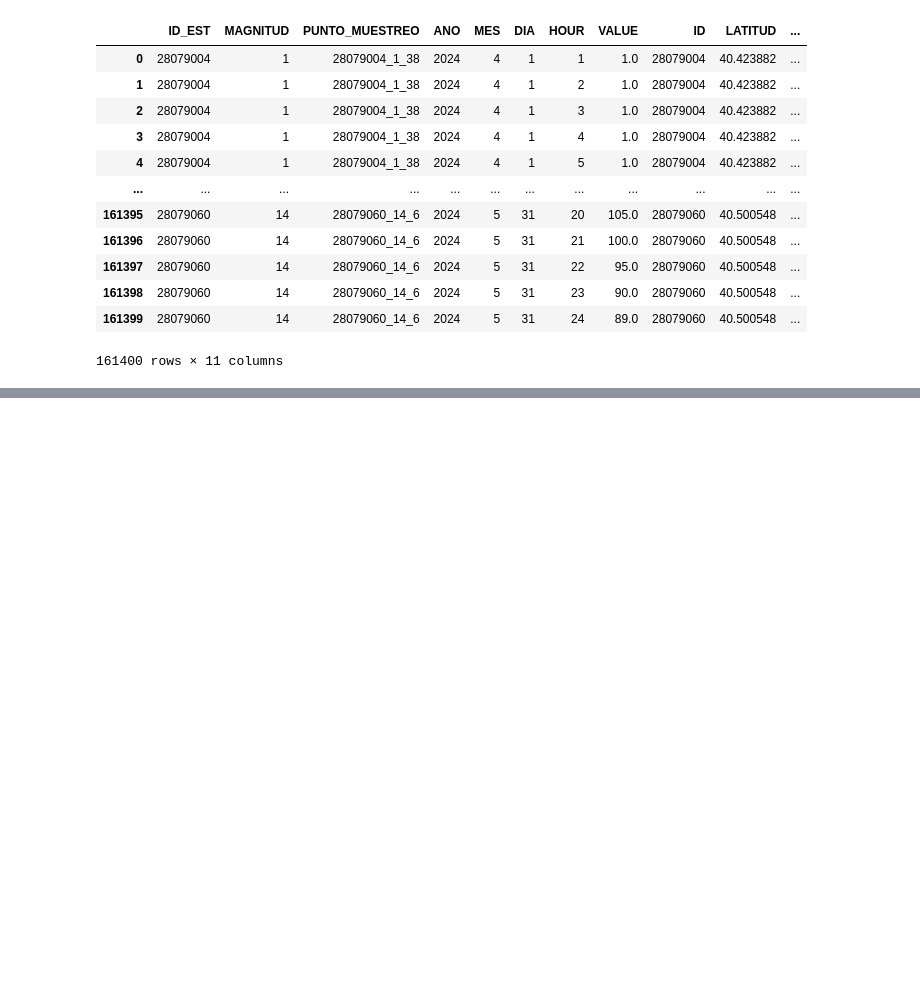
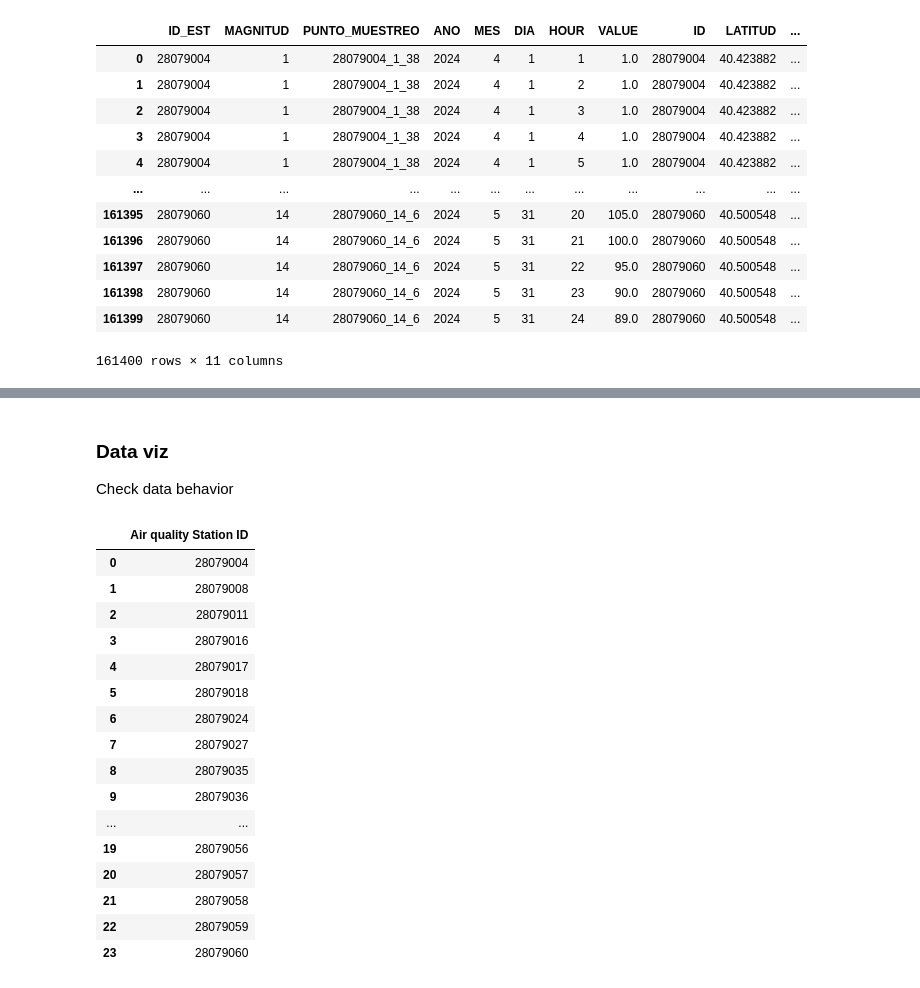
Before and after one commit to acelico/Air-pollution-Madrid, a Jupyter notebook: notebooks/2) load AIR data.ipynb, the cells around one changed output, grey strips where cells are left out. Cells and saved outputs as stored; diff of their text form; code cells hidden in the pictures; blank space fills up the shorter version.

```diff
--- a/notebooks/2) load AIR data.ipynb
+++ b/notebooks/2) load AIR data.ipynb
@@ -107,0 +172,24 @@ This is the resulting dataset
+# %% [markdown]
+### Data viz
+Check data behavior
+# %%
+stations = pd.DataFrame(airqual["ID_EST"].unique(), columns = ["Air quality Station ID"])
+stations
+# %% [output]
+|  | Air quality Station ID |
+| 0 | 28079004 |
+| 1 | 28079008 |
+| 2 | 28079011 |
+| 3 | 28079016 |
+| 4 | 28079017 |
+| 5 | 28079018 |
+| 6 | 28079024 |
+| 7 | 28079027 |
+| 8 | 28079035 |
+| 9 | 28079036 |
+| ... | ... |
+| 19 | 28079056 |
+| 20 | 28079057 |
+| 21 | 28079058 |
+| 22 | 28079059 |
+| 23 | 28079060 |
```
Also changed, not shown: parts of 8 cells of this notebook, 2 other files.
